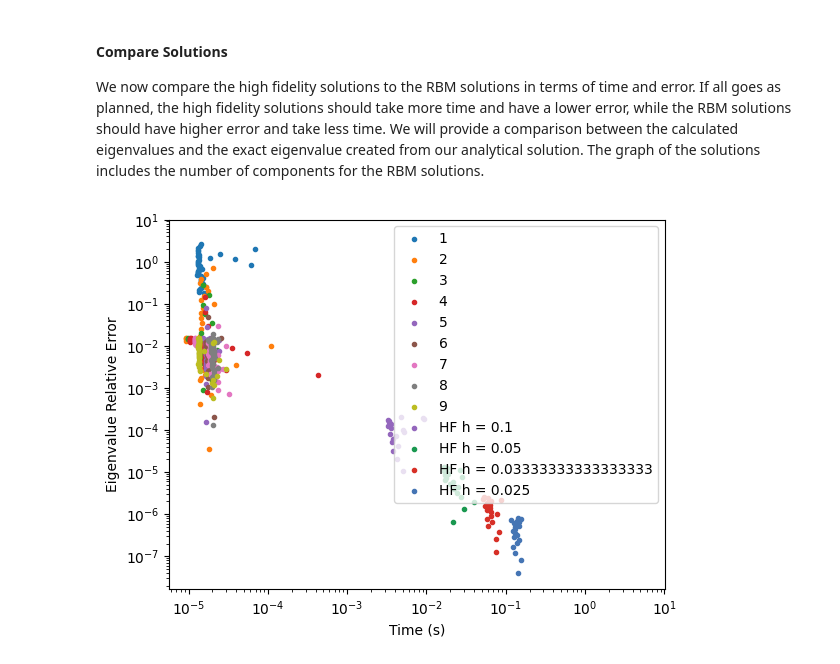
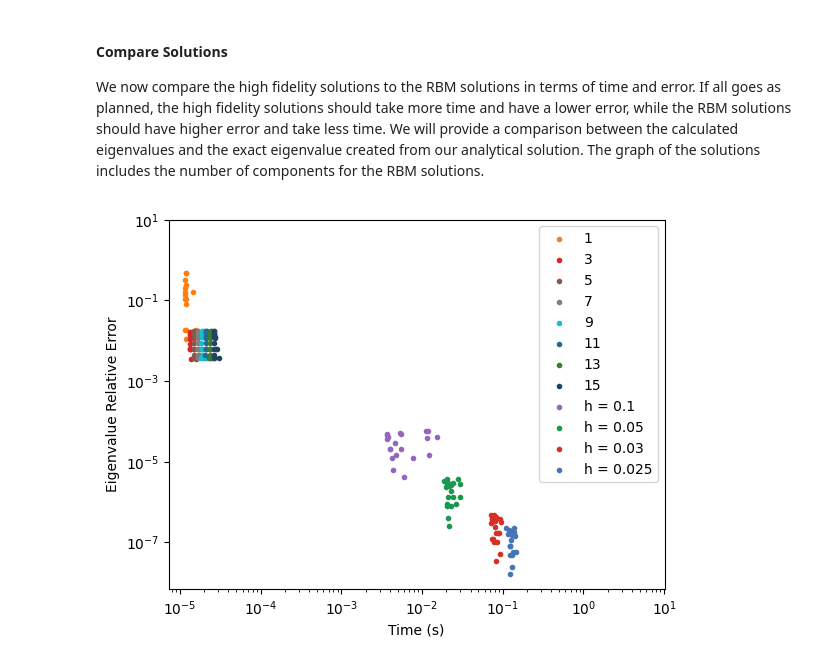
Before and after one commit to ascsn/RBM-Adventures, a Jupyter notebook: Classes.ipynb, the cells around one changed output. Drawn from its saved outputs; the diff is of its cells as text; code cells hidden in the pictures.

```diff
--- a/Classes.ipynb
+++ b/Classes.ipynb
@@ -108,5 +120,7 @@ The following sections of code are used for a graphical representation of the hi
 # %%
-def HF_solutions(alphas, h):
+def HF_solutions(N_test, h):
+    alphas = get_alphas(N_test)
+
     timingInt = 10
     tempTimes = []
     tempErrors = []
@@ -128,8 +142,8 @@ def HF_solutions(alphas, h):
 Please be aware that this next section of code takes a while to run! This is why RBM is so important!
 # %%
 h_list = [.1, .05, .03, .025]
-# Here we establish many numerical values so that we can find solve the Schrödinger Equation for many different alpha values
-alphaList = np.arange(5,250,2.5)
+# N_test is the number of alpha values we want to test
+N_test = 20
 timingInt = 10
 # htimes and herrors will store the times and errors for the high fidelity solution
 htimes = []
@@ -142,7 +156,7 @@ minTimes = []
 # We want to test different h values to observe a change in accuracy as the number of points increases.
 for h in h_list:
     # We only need one instance of the class, but we will solve for different alpha values
-    times, errors = HF_solutions(alphaList, h)
+    times, errors = HF_solutions(N_test, h)
 
     # We need these values for the limits on the graph
     maxErr.append(max(errors))
@@ -157,13 +171,14 @@ for h in h_list:
 To see the wavefunctions run the following code. The m matrix will be very important for the RBM solution. The more alphas, the more functions graphed.
 # %%
 # h is arbitrarily chosen, but it takes longer to run for a smaller value
-h = 10**-2
+h = 10**-1
 fdm_instance = FDM(h, timingInt)
 x, x_shape = fdm_instance.xShape()
+alphas = get_alphas(N_test)
 # The different solutions are stored in the m matrix
-m = np.zeros((len(alphaList), x_shape))
-for i in range(len(alphaList)):
-    alpha = alphaList[i]
+m = np.zeros((len(alphas), x_shape))
+for i in range(len(alphas)):
+    alpha = alphas[i]
     evals, evects, t1me, m_val = fdm_instance.HO_solver(alpha)
     m[i] = m_val
 
@@ -344,9 +375,10 @@ class RBM:
 #### Compare Solutions
 We now compare the high fidelity solutions to the RBM solutions in terms of time and error. If all goes as planned, the high fidelity solutions should take more time and have a lower error, while the RBM solutions should have higher error and take less time. We will provide a comparison between the calculated eigenvalues and the exact eigenvalue created from our analytical solution. The graph of the solutions includes the number of components for the RBM solutions.
 # %%
-# We use the same alphas and h value as the high fidelity solution
-alphas = np.arange(0.5, 25, .25)
-h = 10**-2
+# We use the same h value as the high fidelity solution, but different alpha values
+N_test = 15
+alphas = get_alphas(N_test)
+h = 10**-1
 errors = []
 times = []
 colors = [
@@ -360,16 +392,25 @@ colors = [
     "#7f7f7f",
     "#bcbd22",
     "#17becf",
+    "#c93a2a",
+    "#28688f",
+    "#5b165d",
+    "#3b7b33",
+    "#ad7a26",
+    "#21445f",
+    "#9c5f7c",
 ]
 catFig, catAx = plt.subplots()
 # We change the components and the alpha values for checking
-for comp in range(1,10):
+for comp in range(1,17,2):
+  times = []
+  errors = []
   # Once again we only need the one instance of the RBM class for each component
   RBM_instance = RBM(h, m, comp)
   for alpha in alphas:
     # Instead of having a timing function, we do the timing calculation outside of the class
     timeDif = 0
-    for it in range(10):
+    for i in range(10):
       time1 = time.time()
       evals, evects = RBM_instance.RBM_solve(alpha)
       time2 = time.time()
@@ -380,40 +421,36 @@ for comp in range(1,10):
     errorDif = abs(getExactLambda(alpha)-value)
 
     times.append(timeDif)
-    if (alpha == alphas[0]):
-      catAx.scatter(timeDif,errorDif,color=colors[comp-1],
-            marker='.',label=str(comp))
-    else:
-      catAx.scatter(timeDif,errorDif,color=colors[comp-1],
-            marker='.')
     errors.append(errorDif)
+  color = colors[comp]
+  catAx.scatter(times,errors,color=color,
+            marker='.', label = str(comp))
 
 maxT = hmaxT + 10
 minT = hminT - 10
 maxEr = max(errors) + 10
 minEr = min(errors) - 10
-
 
 hcolors = [
     "#9467bd",  # Purple
     "#1a9850",  # Emerald Green
     "#d73027",  # Crimson Red
     "#4575b4",  # Steel Blue
     "#fdae61",  # Apricot
     "#313695"   # Midnight Blue
 ]
 
 
 for i in range(len(h_list)):
-    label = "HF h = " + str(h_list[i])
+    label = "h = " + str(h_list[i])
     catAx.scatter(htimes[i],herrors[i],color=hcolors[i],
                marker='.',label=label)
 
 catAx.set(xscale='log',yscale='log',
            xlabel='Time (s)',ylabel='Eigenvalue Relative Error',
            xlim=(hminT, hmaxT),ylim=(hminEr,hmaxEr))
 
 plt.legend()
 plt.show()
 # %% [output]
-[figure, old version]
+[figure, new version]
```
Also changed, not shown: parts of 5 cells of this notebook, 1 other file.
